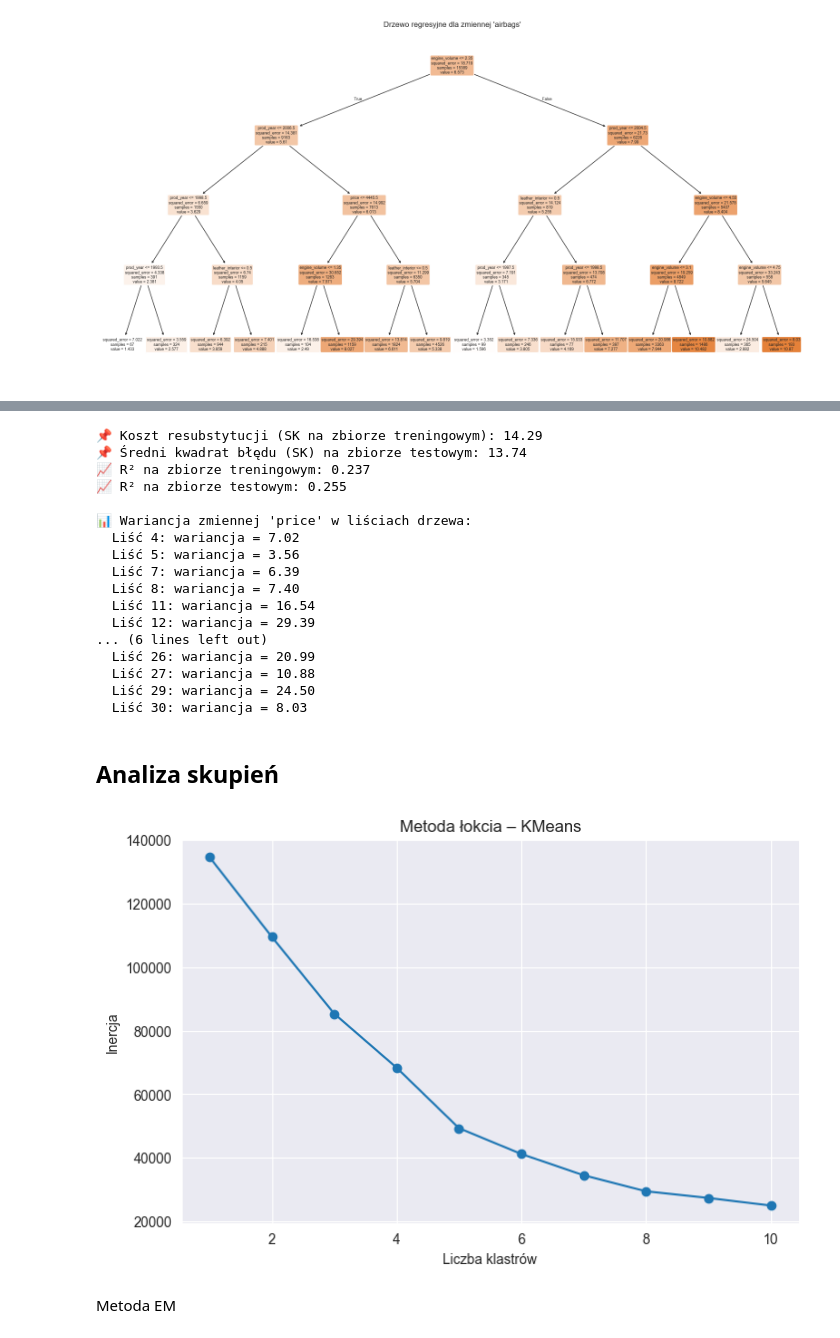
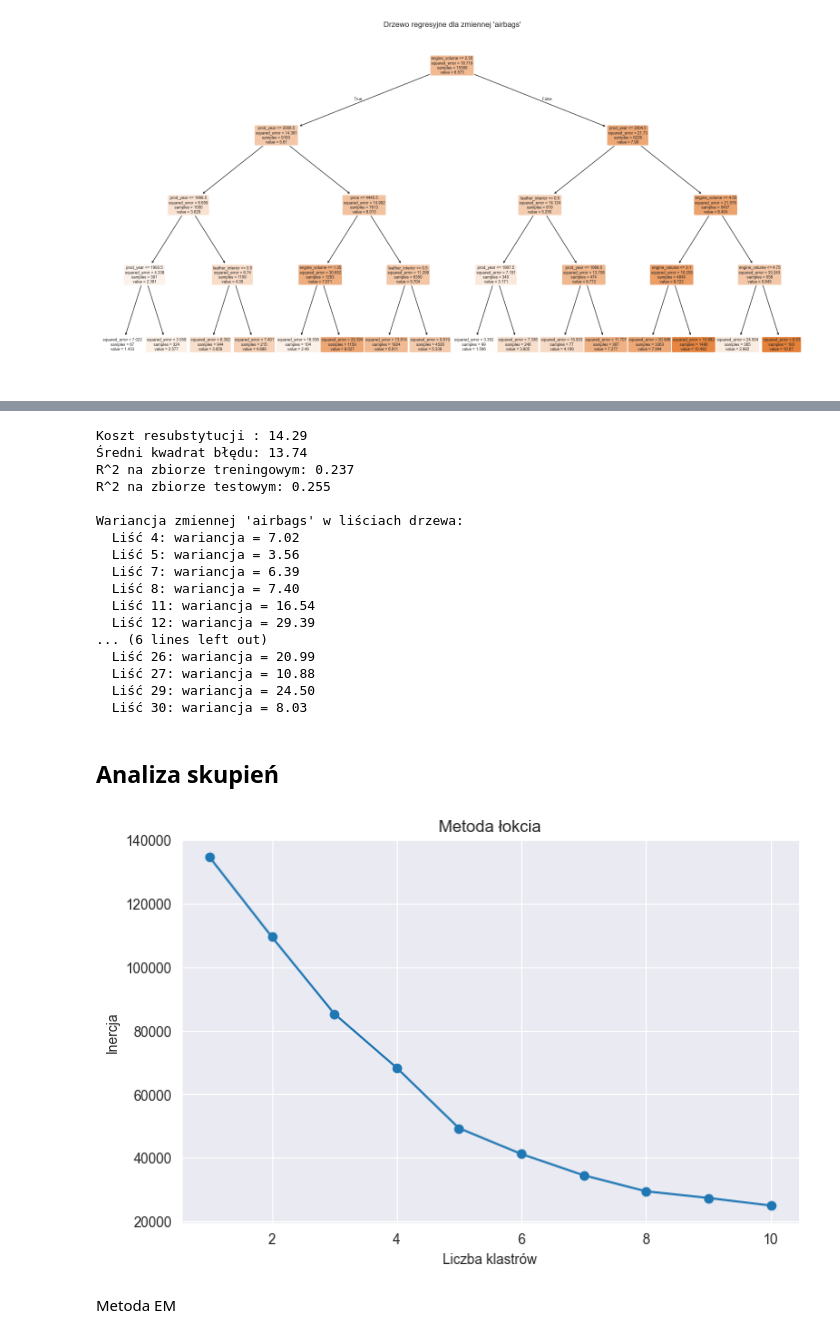
Before and after one commit to julia6twp/eksploracja_projekt, a Jupyter notebook: model1.ipynb, the cells around one changed output, grey strips where cells are left out. Cells and saved outputs as stored; diff of their text form; code cells hidden in the pictures.

Commit message:
analiza skupień i drzewa regresyjne v2

```diff
--- a/model1.ipynb
+++ b/model1.ipynb
@@ -695,45 +635,40 @@ Passing `palette` without assigning `hue` is deprecated and will be removed in v
 # %%
-from sklearn.metrics import mean_squared_error, r2_score
-
-# --- 1. Koszt resubstytucji i średni błąd kwadratowy (SK) ---
+# Koszt resubstytucji i średni błąd kwadratowy
 y_train_pred = tree.predict(X_train)
 y_test_pred = tree.predict(X_test)
 
 mse_train = mean_squared_error(y_train, y_train_pred)
 mse_test = mean_squared_error(y_test, y_test_pred)
 
-print(f"📌 Koszt resubstytucji (SK na zbiorze treningowym): {mse_train:.2f}")
-print(f"📌 Średni kwadrat błędu (SK) na zbiorze testowym: {mse_test:.2f}")
+print(f"Koszt resubstytucji : {mse_train:.2f}")
+print(f"Średni kwadrat błędu: {mse_test:.2f}")
 
-# --- 2. Współczynnik determinacji R² ---
+#Współczynnik determinacji R^2
 r2_train = r2_score(y_train, y_train_pred)
 r2_test = r2_score(y_test, y_test_pred)
 
-print(f"📈 R² na zbiorze treningowym: {r2_train:.3f}")
-print(f"📈 R² na zbiorze testowym: {r2_test:.3f}")
+print(f"R^2 na zbiorze treningowym: {r2_train:.3f}")
+print(f"R^2 na zbiorze testowym: {r2_test:.3f}")
 
-# --- 3. Wariancja w liściach drzewa ---
-# Pobieramy indeksy liści dla każdego przykładu
+# Wariancja w liściach
+
 leaf_indices = tree.apply(X_train)
 
-# Grupujemy po liściach i liczymy wariancję
 leaf_variances = {}
 for leaf in np.unique(leaf_indices):
-    # wartości y_train przypisane do tego liścia
     values_in_leaf = y_train[leaf_indices == leaf]
     leaf_variances[leaf] = np.var(values_in_leaf)
 
-# Wyświetlenie
-print("\n📊 Wariancja zmiennej 'price' w liściach drzewa:")
+print("\nWariancja zmiennej 'airbags' w liściach drzewa:")
 for leaf, var in leaf_variances.items():
     print(f"  Liść {leaf}: wariancja = {var:.2f}")
 # %% [output]
-📌 Koszt resubstytucji (SK na zbiorze treningowym): 14.29
-📌 Średni kwadrat błędu (SK) na zbiorze testowym: 13.74
-📈 R² na zbiorze treningowym: 0.237
-📈 R² na zbiorze testowym: 0.255
+Koszt resubstytucji : 14.29
+Średni kwadrat błędu: 13.74
+R^2 na zbiorze treningowym: 0.237
+R^2 na zbiorze testowym: 0.255
 
-📊 Wariancja zmiennej 'price' w liściach drzewa:
+Wariancja zmiennej 'airbags' w liściach drzewa:
   Liść 4: wariancja = 7.02
   Liść 5: wariancja = 3.56
   Liść 7: wariancja = 6.39
@@ -748,40 +683,35 @@ for leaf, var in leaf_variances.items():
 # %% [markdown]
 ## Analiza skupień
 # %%
-
-
-# 🔢 Wybrane zmienne
+# Zmienne
 cluster_cols = ['price', 'engine_volume', 'mileage', 'cylinders', 'airbags', 'prod_year', 'leather_interior']
 df_cluster = df[cluster_cols].copy()
 
-# 🧹 Usuwamy braki
 df_cluster = df_cluster.dropna()
 
-# ⚖️ Skalowanie zmiennych (bardzo ważne!)
+#Skalowanie
 scaler = StandardScaler()
 X_scaled = scaler.fit_transform(df_cluster)
 
-# 📈 Wybór optymalnej liczby klastrów metodą łokcia (dla KMeans)
 inertia = []
 K = range(1, 11)
 for k in K:
     km = KMeans(n_clusters=k, random_state=0)
     km.fit(X_scaled)
     inertia.append(km.inertia_)
 
 plt.figure(figsize=(8, 5))
 plt.plot(K, inertia, marker='o')
 plt.xlabel('Liczba klastrów')
 plt.ylabel('Inercja')
-plt.title('Metoda łokcia – KMeans')
+plt.title('Metoda łokcia')
 plt.grid(True)
 plt.show()
 
-# 📌 Załóżmy, że wybieramy 3 klastry (zmień jeśli łokieć wskazuje coś innego)
 kmeans = KMeans(n_clusters=4, random_state=0)
 df_cluster['KMeans_Cluster'] = kmeans.fit_predict(X_scaled)
 # %% [output]
-[figure, old version]
+[figure, new version]
 # %% [markdown]
 Metoda EM
 # %%
```
Also changed, not shown: parts of 21 cells of this notebook.
